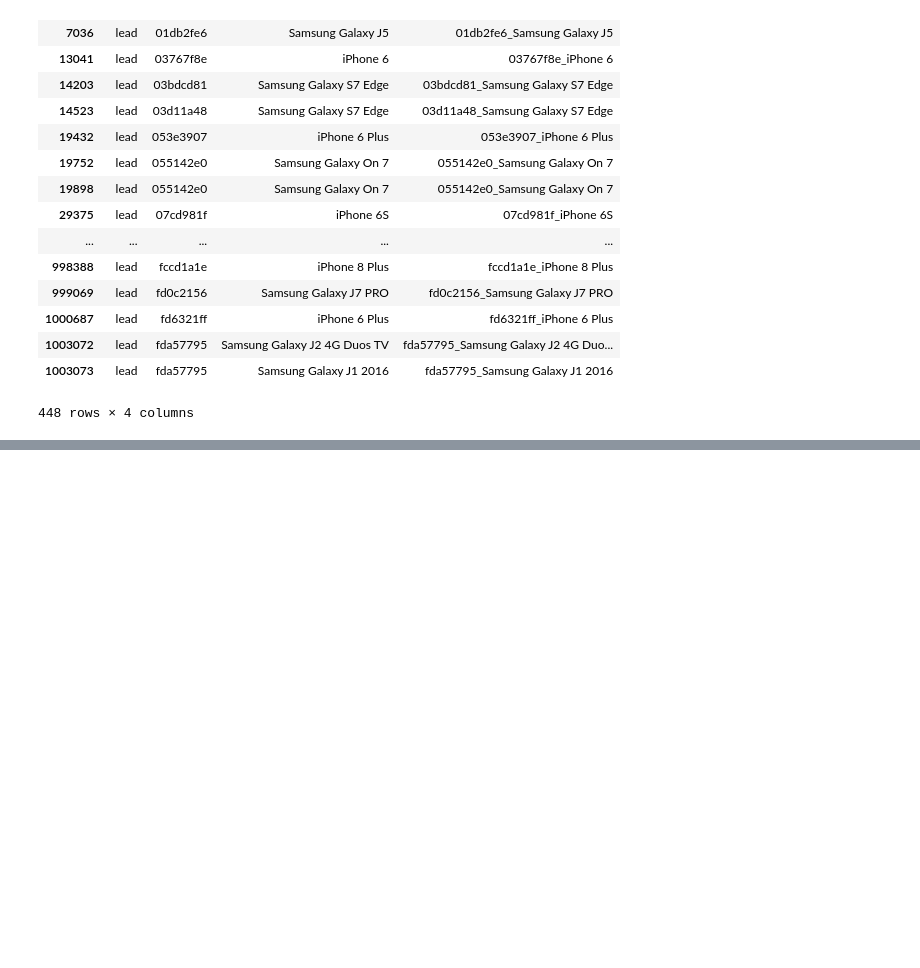
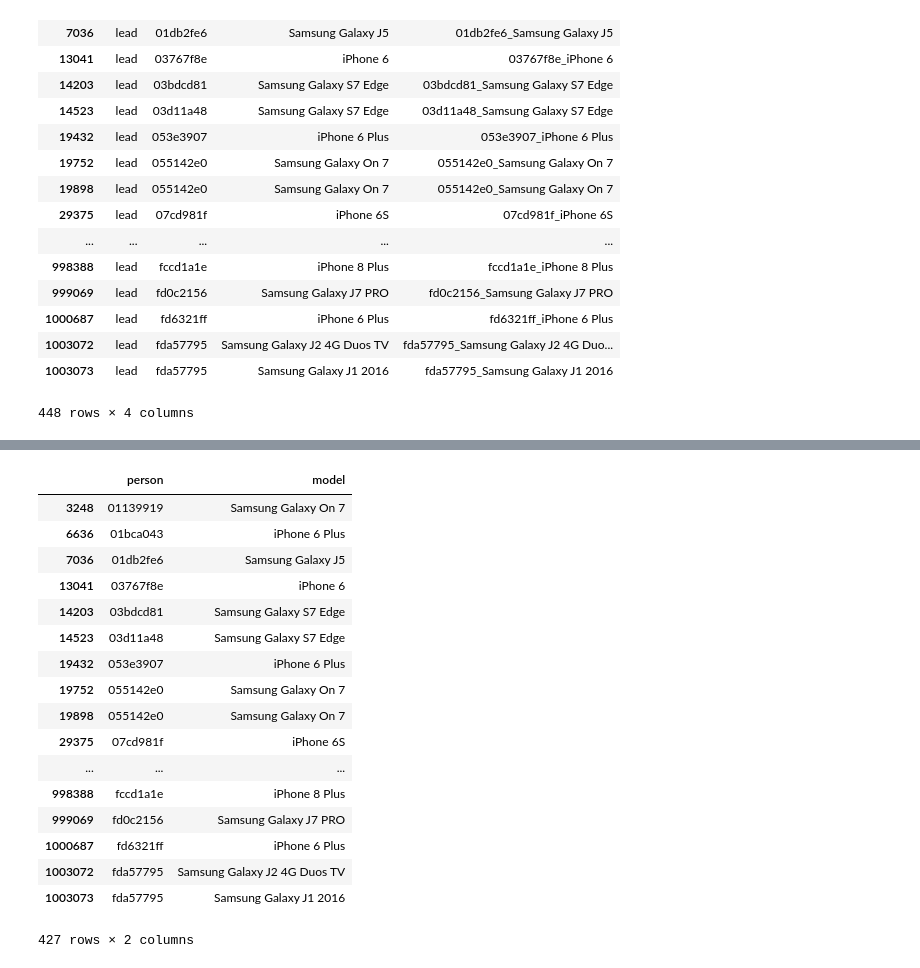
Before and after one commit to jowisaidman/tp1_analisis_exploratorio, a Jupyter notebook: Notebooks/Juli/users_analisis.ipynb, the cells around one changed output, grey strips where cells are left out. Saved outputs shown, nothing was run; the diff lists cells and outputs as text; code cells hidden in the pictures; blank space fills up the shorter version.

```diff
--- a/Notebooks/Juli/users_analisis.ipynb
+++ b/Notebooks/Juli/users_analisis.ipynb
@@ -88,5 +107,23 @@ See the caveats in the documentation: http://pandas.pydata.org/pandas-docs/stabl
 # checkouts_person_model = checkouts.groupby(['person','model'])['person','model']
 # checkouts_person_model['model'].drop_duplicates()
 # %%
-leads.groupby('person')['person','model']
-leads['model'].drop_duplicates()
+lead_person_model.groupby('person')['person','model'].head()
+# %% [output]
+|  | person | model |
+| 3248 | 01139919 | Samsung Galaxy On 7 |
+| 6636 | 01bca043 | iPhone 6 Plus |
+| 7036 | 01db2fe6 | Samsung Galaxy J5 |
+| 13041 | 03767f8e | iPhone 6 |
+| 14203 | 03bdcd81 | Samsung Galaxy S7 Edge |
+| 14523 | 03d11a48 | Samsung Galaxy S7 Edge |
+| 19432 | 053e3907 | iPhone 6 Plus |
+| 19752 | 055142e0 | Samsung Galaxy On 7 |
+| 19898 | 055142e0 | Samsung Galaxy On 7 |
+| 29375 | 07cd981f | iPhone 6S |
+| ... | ... | ... |
+| 998388 | fccd1a1e | iPhone 8 Plus |
+| 999069 | fd0c2156 | Samsung Galaxy J7 PRO |
+| 1000687 | fd6321ff | iPhone 6 Plus |
+| 1003072 | fda57795 | Samsung Galaxy J2 4G Duos TV |
+| 1003073 | fda57795 | Samsung Galaxy J1 2016 |
+427 rows × 2 columns
```
Also changed, not shown: parts of 4 cells of this notebook, 1 other file.
